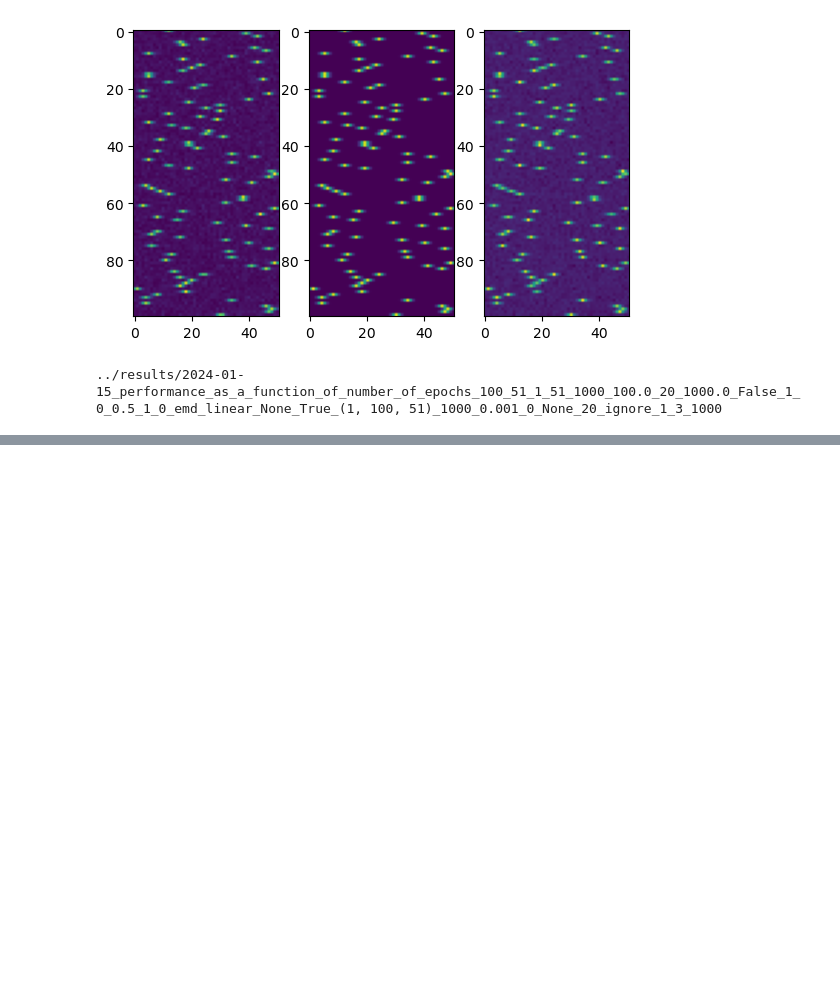
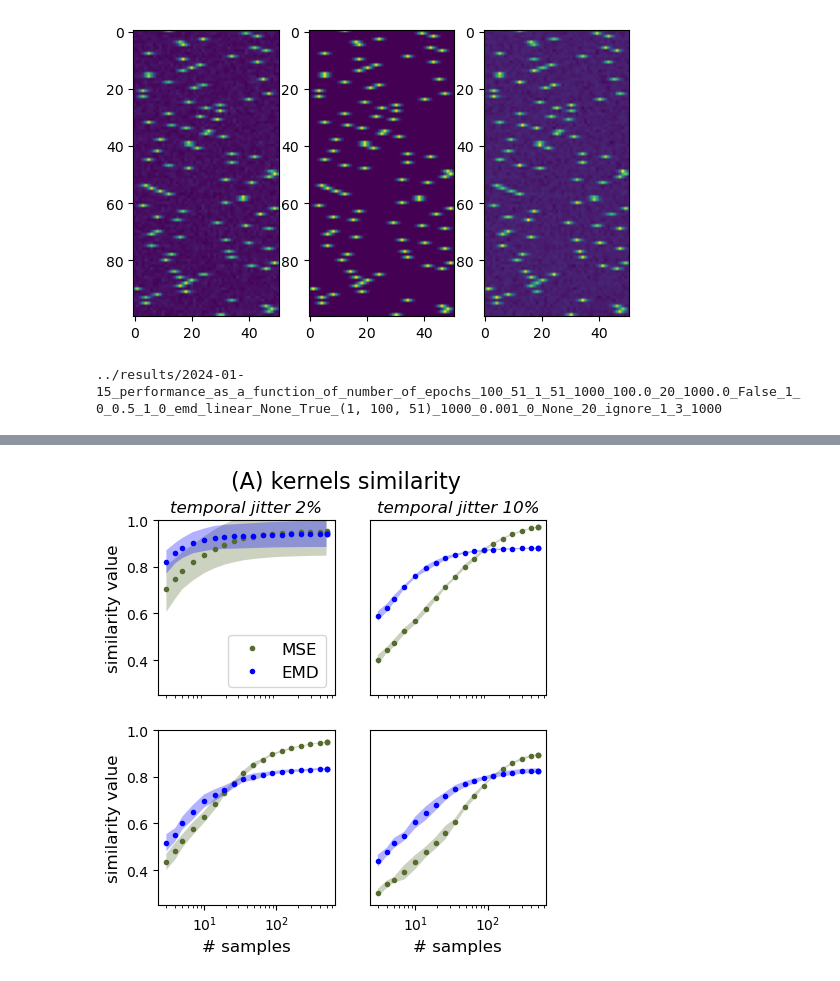
Before and after one commit to AntoineGrimaldi/wassa, a Jupyter notebook: 2025-01-14_results_synthetic_data/2024-12-02_evolution_num_samples_static.ipynb, the cells around one changed output, grey strips where cells are left out. Drawn from its saved outputs; the diff is of its cells as text; code cells hidden in the pictures; blank space fills up the shorter version.

```diff
--- a/2025-01-14_results_synthetic_data/2024-12-02_evolution_num_samples_static.ipynb
+++ b/2025-01-14_results_synthetic_data/2024-12-02_evolution_num_samples_static.ipynb
@@ -407,31 +358,33 @@ for k in range(4):
         if ind_m:
             ax[i,j].set_ylim(0,.9)
         else:
             ax[i,j].set_ylim(0.25,1)
         #if k<2: ax[i,k].hlines(.75,true_epochs[0],true_epochs[-1],linestyles='dashed',colors='purple')
         #else: ax[i,k].hlines(.35,true_epochs[0],true_epochs[-1],linestyles='dashed',colors='purple', label='ground truth')
     #elif i==2: ax[i,k].set_ylim(0,.0003)
     #elif i==3: ax[i,k].set_ylim(0,.23)
     if j>0:
         ax[i,j].set_yticks([])
         if ind_m:
             ax[i,j].text(1, 1, additive_labels[i]+'\n', horizontalalignment='center', verticalalignment='top', rotation=270, style = 'italic', fontsize=fontsize, transform=ax[i,j].transAxes)
     else:
         ax[i,j].set_ylabel('similarity value',fontsize=fontsize)
     if i<1:
         ax[i,j].set_xticks([])
     else:
         ax[i,j].set_xlabel('# samples',fontsize=fontsize)
 if ind_m:
     fig.suptitle('(B) mean timings similarity', fontsize=16);
 else:
     fig.suptitle('(A) kernels similarity', fontsize=16);
 
 saving = False
 
 if saving:
     fig.tight_layout()
-    if ind_m:epochs
+    if ind_m:
         fig.savefig('../figures/results_noises_bias_static_mean_sim.pdf', bbox_inches = 'tight')
     else:
         fig.savefig('../figures/results_noises_bias_static_sim.pdf', bbox_inches = 'tight')
+# %% [output]
+[figure, added]
```
Also changed, not shown: parts of 5 cells of this notebook, 5 other files.
